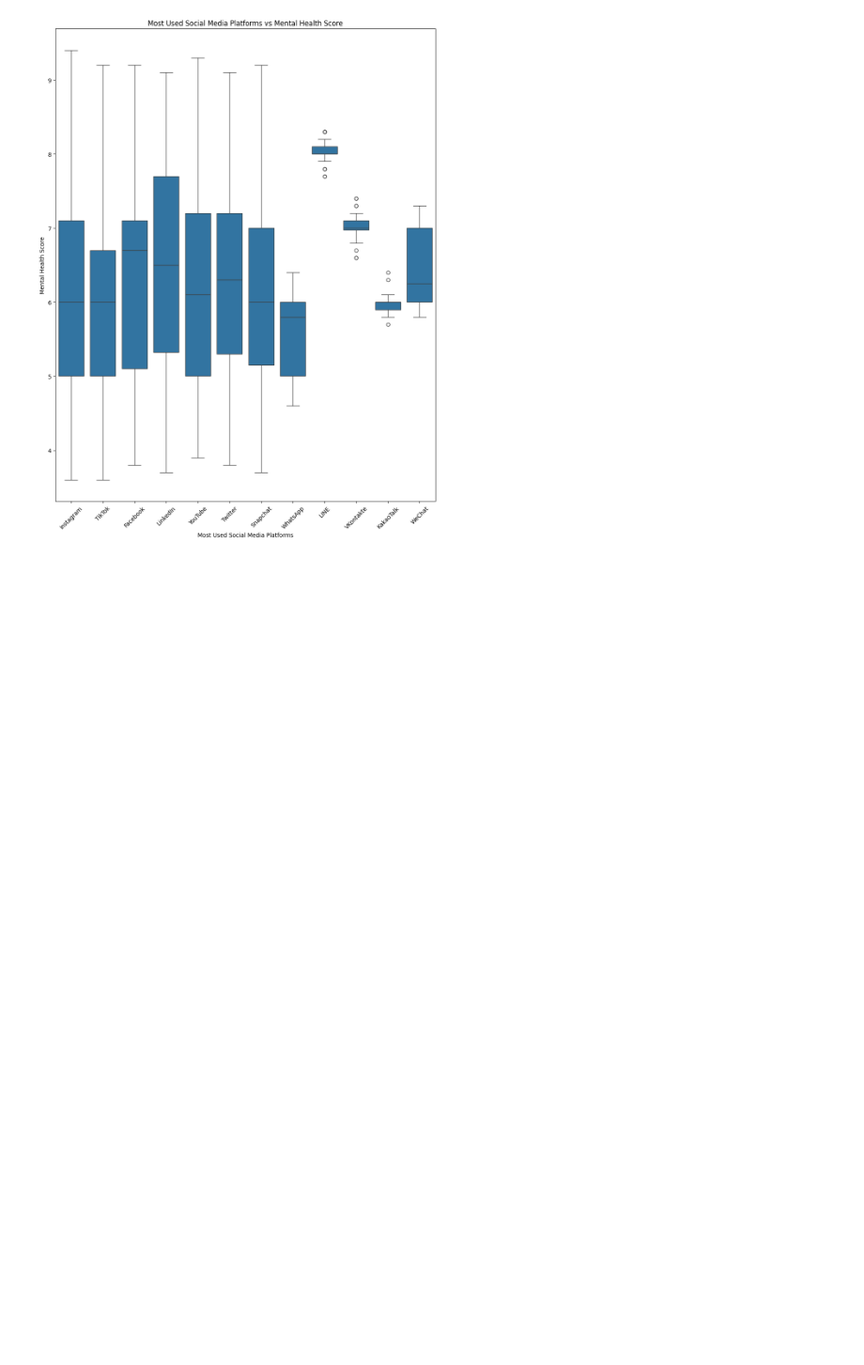
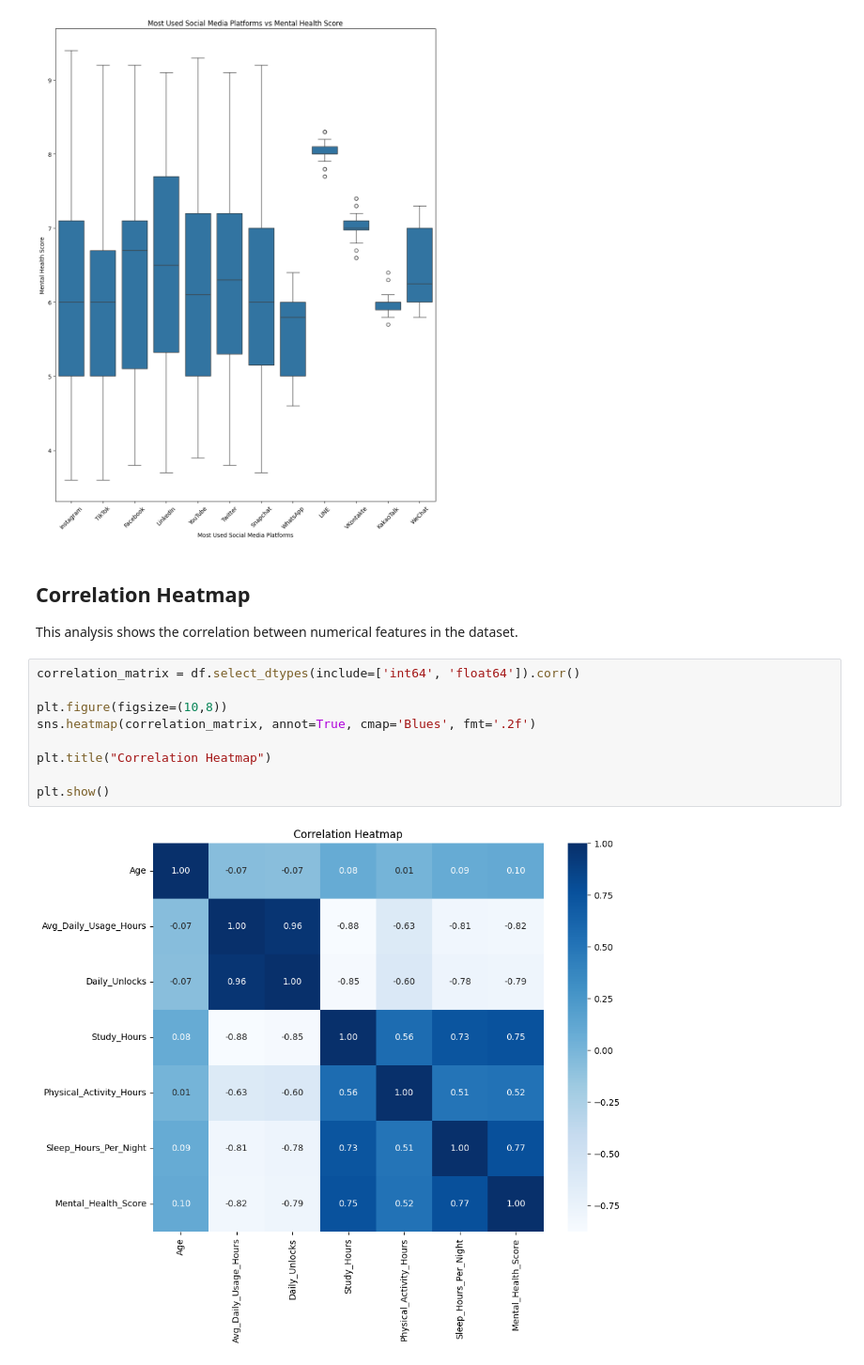
Before and after one commit to rutuu0228/Students_Mental_Health_Score_Prediction_sys, a Jupyter notebook: Notebooks/03_EDA.ipynb, the cells around one changed output. Shown at 94% size. Saved outputs shown, nothing was run; the diff lists cells and outputs as text; blank space fills up the shorter version.

```diff
--- a/Notebooks/03_EDA.ipynb
+++ b/Notebooks/03_EDA.ipynb
@@ -630,3 +630,18 @@ plt.ylabel("Mental Health Score")
 plt.show()
 # %% [output]
 [figure]
+# %% [markdown]
+## Correlation Heatmap
+
+This analysis shows the correlation between numerical features in the dataset.
+# %%
+correlation_matrix = df.select_dtypes(include=['int64', 'float64']).corr()
+
+plt.figure(figsize=(10,8))
+sns.heatmap(correlation_matrix, annot=True, cmap='Blues', fmt='.2f')
+
+plt.title("Correlation Heatmap")
+
+plt.show()
+# %% [output]
+[figure, added]
```
Also changed, not shown: parts of 3 cells of this notebook.
